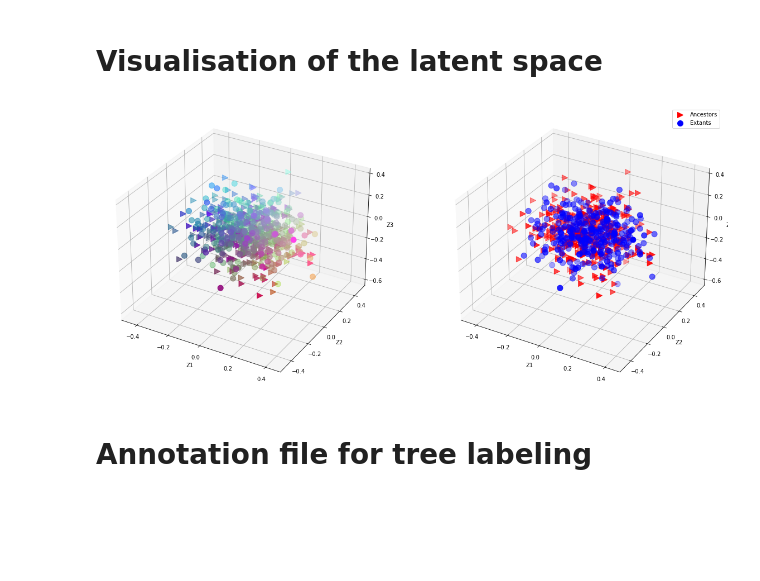
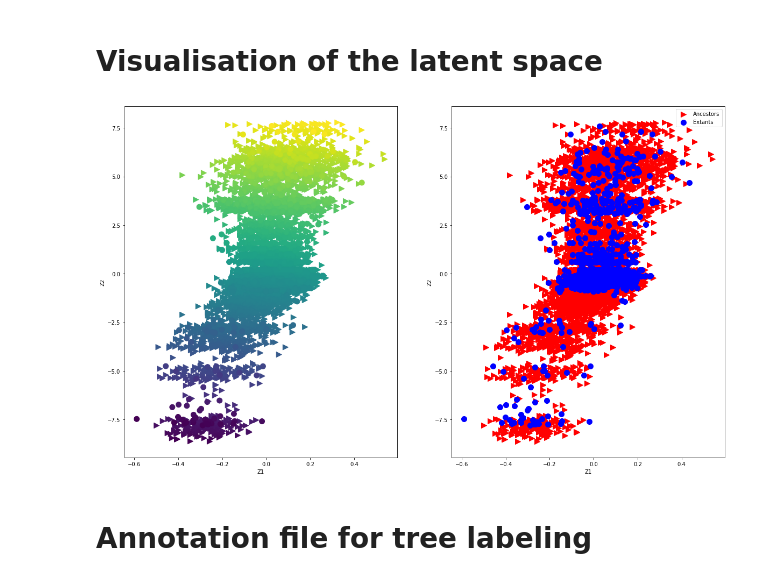
Before and after one commit to SebPorras/MAP_VAE, a Jupyter notebook: notebooks/vis_latent.ipynb, the cells around one changed output. Saved outputs shown, nothing was run; the diff lists cells and outputs as text; code cells hidden in the pictures; blank space fills up the shorter version.

```diff
--- a/notebooks/vis_latent.ipynb
+++ b/notebooks/vis_latent.ipynb
@@ -9,7 +9,7 @@ import numpy as np
 
 pd.set_option("display.max_rows", None)
 # %%
-extants_aln = pd.read_pickle("../data/gfp/GFP_AEQVI_full_04-29-2022_b08_ancestors_extants_no_syn_no_dupes.pkl")
+extants_aln = pd.read_pickle("../data/gb1/gb1_ancestors_extants_encoded_weighted_no_dupes.pkl")
 
 train_dataset = MSA_Dataset(extants_aln["encoding"], extants_aln["weights"], extants_aln["id"])
 train_loader = torch.utils.data.DataLoader(
@@ -60,9 +60,9 @@ seq_len = train_dataset[BATCH_ZERO][SEQ_ZERO].shape[SEQ_LEN]
 input_dims = seq_len * 21
 
 
-good_weights = "../data/gfp/model_weights/ancestors_extants_no_duplicates_gfp_model_state.pt"
+good_weights = "../data/gb1/model_weights/gb1_ancestors_extants_no_dupes_model_state.pt"
 bad_weights = "../data/gfp/model_weights/bad_loss/gfp_ancestors_extants_no_duplicates_model_state.pt"
-model = SeqVAETest(input_dims, 3, hidden_dims=config["hidden_dims"], config=config)
+model = SeqVAETest(input_dims, 2, hidden_dims=config["hidden_dims"], config=config)
 model.load_state_dict(torch.load(good_weights))
 model.eval()
 # %% [output]
@@ -165,9 +165,9 @@ for id, z in zip(id_to_z['taxa'], id_to_z['z']):
     recon = "".join([st.GAPPY_PROTEIN_ALPHABET[x] for x in indices])
     recons.append(recon)
 
-    hamming_dist += mt.hamming_distance(orig, recon)
-    count += 1
+    #hamming_dist += mt.hamming_distance(orig, recon)
+    #count += 1
 
 
-print(hamming_dist/count)
-print(count)
+#print(hamming_dist/count)
+#print(count)
@@ -202,45 +199,44 @@ extants = id_to_z[~id_to_z['taxa'].str.contains("tree")]
 
 # Combine dataframes
 to_plot = pd.concat([ancestors, extants])
 
-zs = np.array([z.tolist() for z in to_plot['z']])
-
 # Scale Z values for RGB encoding
 scaler = MinMaxScaler(feature_range=(0, 1))
 rgb = scaler.fit_transform(zs)
 
 
-fig, (ax1, ax2) = plt.subplots(1, 2, figsize=(20,12),  subplot_kw={'projection': '3d'})
+#fig, (ax1, ax2) = plt.subplots(1, 2, figsize=(20,12),  subplot_kw={'projection': '3d'})
+fig, (ax1, ax2) = plt.subplots(1, 2, figsize=(20,12))
 
 #ax1 = fig.add_subplot(111, projection='3d')
 
 ax1.set_xlabel('Z1')
 ax1.set_ylabel('Z2')
-ax1.set_zlabel('Z3')
 
 ax2.set_xlabel('Z1')
 ax2.set_ylabel('Z2')
-ax2.set_zlabel('Z3')
+
 
 scaler = MinMaxScaler(feature_range=(0,1))
 
 an_zs = np.array([z.tolist() for z in ancestors['z']])
 ex_zs = np.array([z.tolist() for z in extants['z']])
 
-an_rgb = scaler.fit_transform(an_zs)
-ex_rgb = scaler.fit_transform(ex_zs)
+an_rgb = scaler.fit_transform(np.array([[sum(z)/len(z)] for z in an_zs]))
+ex_rgb = scaler.fit_transform(np.array([[sum(z)/len(z)] for z in ex_zs]))
+
 
 # Plot ancestors
-ax1.scatter(an_zs[:, 0], an_zs[:, 1], an_zs[:, 2], c=an_rgb, label='Ancestors', s=100, marker='>')
-ax2.scatter(an_zs[:, 0], an_zs[:, 1], an_zs[:, 2], c='red', label='Ancestors', s=100, marker='>')
+ax1.scatter(an_zs[:, 0], an_zs[:, 1], c=an_rgb, label='Ancestors', s=100, marker='>')
+ax2.scatter(an_zs[:, 0], an_zs[:, 1], c='red', label='Ancestors', s=100, marker='>')
 # Plot extants
-ax1.scatter(ex_zs[:, 0], ex_zs[:, 1], ex_zs[:, 2], c=ex_rgb, label='Extants', s=100, marker='o')
-ax2.scatter(ex_zs[:, 0], ex_zs[:, 1], ex_zs[:, 2], c='blue', label='Extants', s=100, marker='o')
+ax1.scatter(ex_zs[:, 0], ex_zs[:, 1], c=ex_rgb, label='Extants', s=100, marker='o')
+ax2.scatter(ex_zs[:, 0], ex_zs[:, 1], c='blue', label='Extants', s=100, marker='o')
 
 ax2.legend()
 plt.show()
 # %% [output]
-[figure, old version]
+[figure, new version]
 # %% [markdown]
 # Annotation file for tree labeling
 # %%
```
Also changed, not shown: parts of 5 cells of this notebook, 47 other files.
